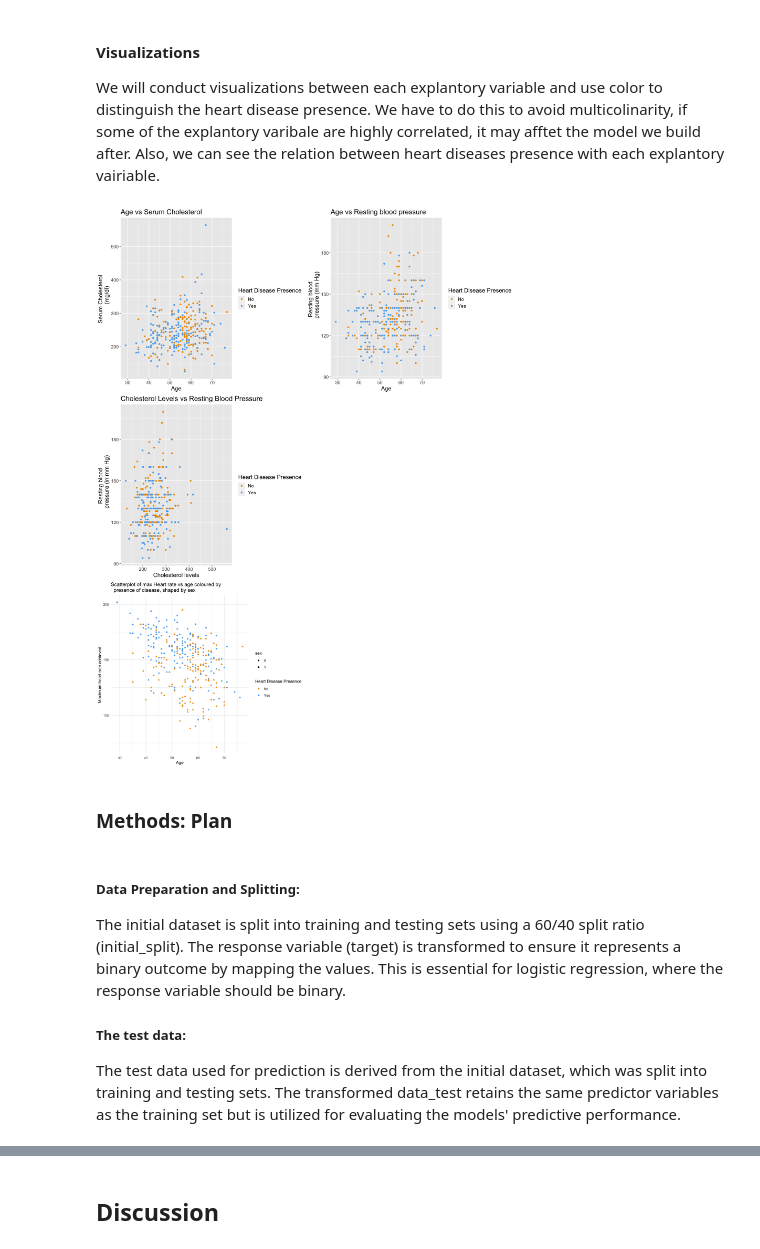
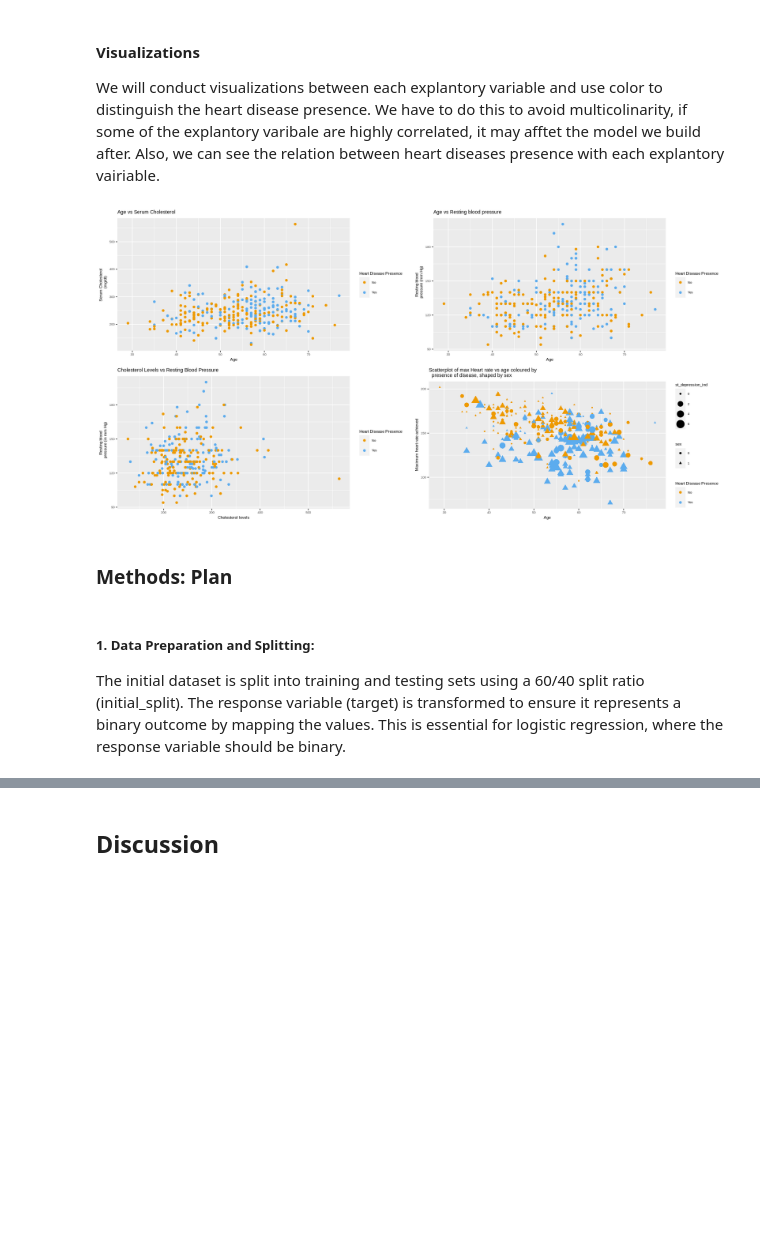
Before and after one commit to lavanyakandhari/Stat301-project, a Jupyter notebook: Final_Project.ipynb, the cells around one changed output, grey strips where cells are left out. Drawn from its saved outputs; the diff is of its cells as text; code cells hidden in the pictures; blank space fills up the shorter version.

```diff
--- a/Final_Project.ipynb
+++ b/Final_Project.ipynb
@@ -103,8 +124,9 @@ heart_data$exang <- as.factor(heart_data$exang)
 heart_data$slope <- as.factor(heart_data$slope)
 heart_data$ca <- as.factor(heart_data$num_vessels)
 heart_data$thal <- as.factor(heart_data$thal)
-heart_data$target <- as.factor(heart_data$target)
+heart_data$target <- ifelse(heart_data$target==0,1,0) |> as.factor()
 
 #remove rows that contains NA.
 data_tidy <- heart_data %>%
    drop_na()
+head(data_tidy)
@@ -119,52 +151,50 @@ age_vs_chol <- data_tidy %>%
     ggtitle("Age vs Serum Cholesterol") +
     labs(x = "Age", y = "Serum Cholesterol \
     (mg/dl)", col = "Heart Disease Presence") +
-    theme(text = element_text(size = 15)) +
+    theme(text = element_text(size = 7)) +
     scale_color_manual(labels = c("No", "Yes"),
      values = c("orange2", "steelblue2"))
 #relation between age, resting blood pressure
 age_vs_trestbps <- data_tidy %>%
     ggplot(aes(x = age, y = trestbps , col = target )) +
     geom_point() +
     ggtitle("Age vs Resting blood pressure") +
     labs(x = "Age", y = "Resting blood \
     pressure (mm Hg)", col = "Heart Disease Presence") +
-    theme(text = element_text(size = 15)) +
+    theme(text = element_text(size = 7)) +
     scale_color_manual(labels = c("No", "Yes"),
      values = c("orange2", "steelblue2"))
 #relation between cholesterol levels, resting blood pressure
 chol_vs_trestbps <- data_tidy %>%
     ggplot(aes(x = chol, y = trestbps , col = target )) +
     geom_point() +
     ggtitle("Cholesterol Levels vs Resting Blood Pressure ") +
     labs(x = "Cholesterol levels", y = "Resting blood \
     pressure (in mm Hg)", col = "Heart Disease Presence") +
-    theme(text = element_text(size = 15)) +
+    theme(text = element_text(size = 7)) +
     scale_color_manual(labels = c("No", "Yes"),
      values = c("orange2", "steelblue2"))
 
 #relation between max Heart rate vs age coloured by presence of disease, shaped by sex
 hr_vs_age <- ggplot(heart_data, aes(x = age,
                        y = max_hrate, col=target)) +
-  geom_point(aes(shape = sex)) +
+  geom_point(aes(shape = sex, size=st_depression_ind)) +
   labs(x = "Age", y = "Maximum heart rate achieved",
-   col = "Heart Disease Presence")+
+  col = "Heart Disease Presence")+
   ggtitle("Scatterplot of max Heart rate vs age coloured by
   presence of disease, shaped by sex ") +
-  theme_minimal() +
+  theme(text = element_text(size = 7)) +
   scale_color_manual(labels = c("No", "Yes"),
      values = c("orange2", "steelblue2"))
 
 #combine the graphs
-combined_plot<-grid.arrange(age_vs_chol, age_vs_trestbps, chol_vs_trestbps,{},hr_vs_age,{}, ncol = 2)
+options(repr.plot.width = 15, repr.plot.height = 7.5)
+combined_plot<-grid.arrange(age_vs_chol, age_vs_trestbps, chol_vs_trestbps,hr_vs_age, ncol = 2)
 # %% [output]
-[figure, old version]
+[figure, new version]
 # %% [markdown]
 ### Methods: Plan
 # %% [markdown]
-##### Data Preparation and Splitting:
+##### 1. Data Preparation and Splitting:
 The initial dataset is split into training and testing sets using a 60/40 split ratio (initial_split). The response variable (target) is transformed to ensure it represents a binary outcome by mapping the values. This is essential for logistic regression, where the response variable should be binary.
-
-##### The test data:
-The test data used for prediction is derived from the initial dataset, which was split into training and testing sets. The transformed data_test retains the same predictor variables as the training set but is utilized for evaluating the models' predictive performance.
 # %%
```
Also changed, not shown: parts of 22 cells of this notebook.
